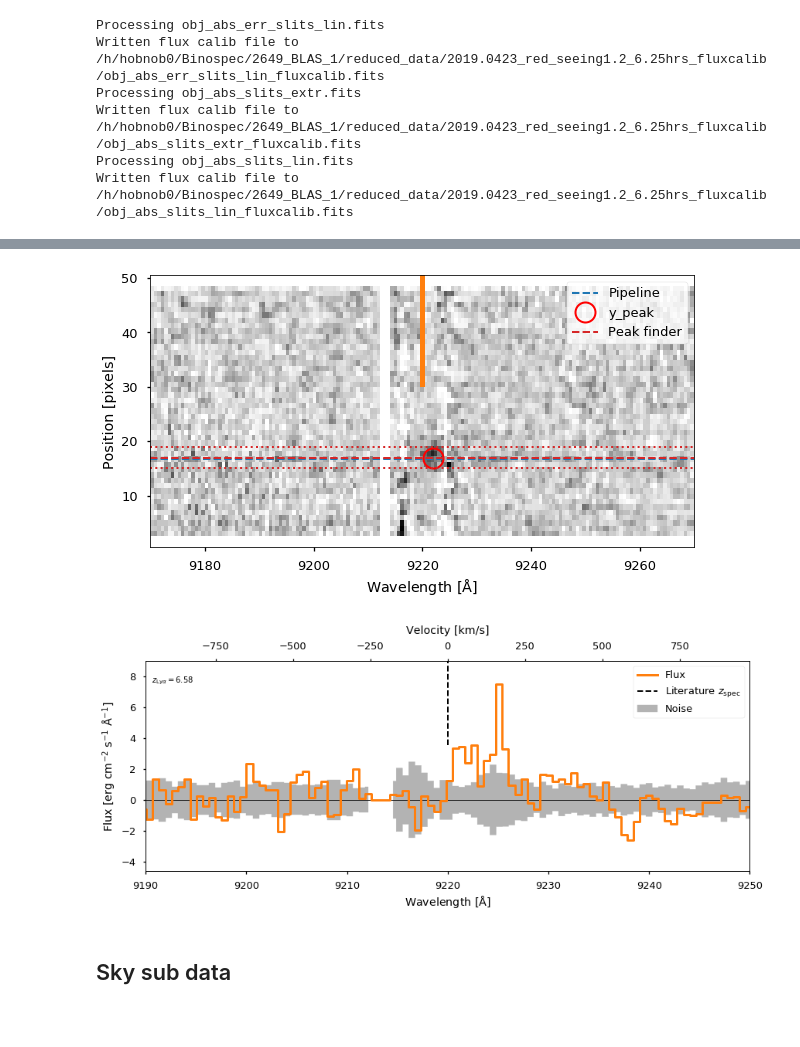
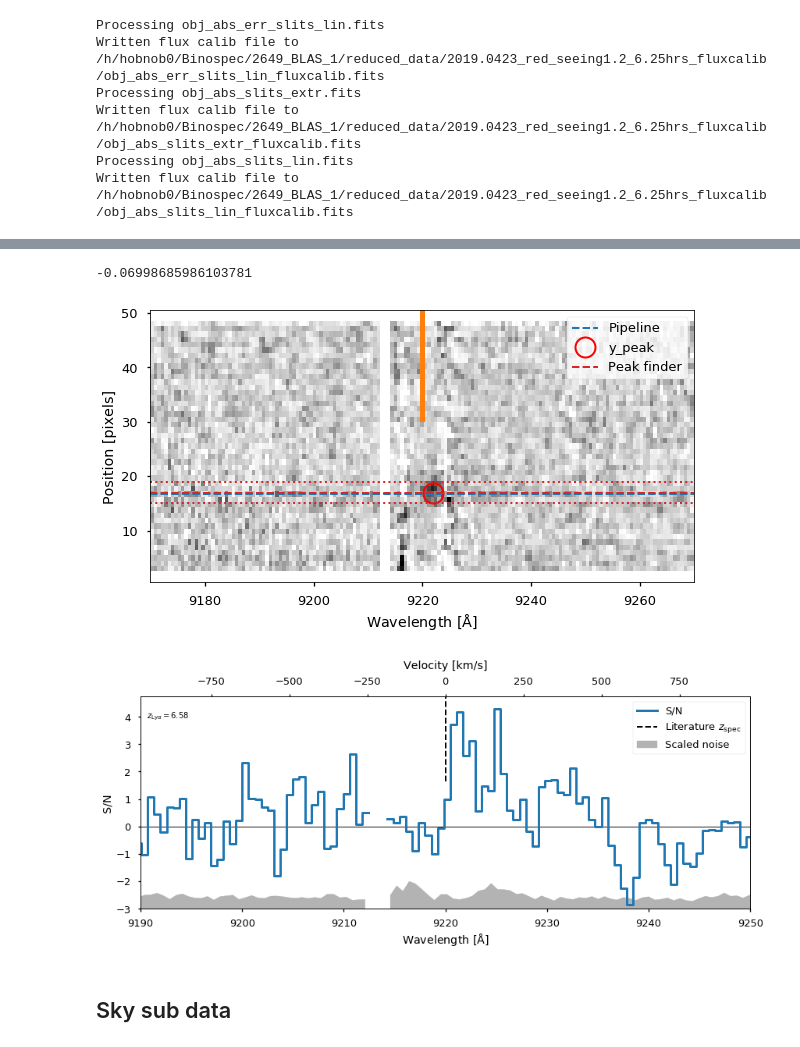
Before and after one commit to charlottenosam/Bino_tools, a Jupyter notebook: examples/flux_calibration_batch.ipynb, the cells around one changed output, grey strips where cells are left out. Saved outputs shown, nothing was run; the diff lists cells and outputs as text; code cells hidden in the pictures; blank space fills up the shorter version.

```diff
--- a/examples/flux_calibration_batch.ipynb
+++ b/examples/flux_calibration_batch.ipynb
@@ -47,7 +47,9 @@ Processing obj_abs_slits_lin.fits
 Written flux calib file to /h/hobnob0/Binospec/2649_BLAS_1/reduced_data/2019.0423_red_seeing1.2_6.25hrs_fluxcalib/obj_abs_slits_lin_fluxcalib.fits
 # %%
 # Plot
-bino_plot_fluxcalib = bt.BinoPlotter(obj_files[-1].replace('.fits', '_fluxcalib.fits'),
+obj_files = sorted(set(glob.glob(datadir+'obj*fluxcalib.fits')))
+
+bino_plot_fluxcalib = bt.BinoPlotter(obj_files[-1],
                                      transmission=transmission['transmission'])
 
 # Line to center on
@@ -55,7 +57,7 @@ Lya_wave   = 9220. # Wavelength to center on
 posy_width = 1.*4. # Pixel width of extraction window for 1D spectrum (4 pix = PSF from stars ~1")
 wave_limA  = 30.   # Wavelength range to plot over (Lya_wave /pm wave_limA)
 
-targetid = 50      # slit number ( mask id + 1)
+targetid = 144 #50      # slit number ( mask id + 1)
 
 image, ypos = bino_plot_fluxcalib.spec2D(target=targetid, wave_lineA=Lya_wave, posy_width=posy_width,
                                vmin_sig=-0.3, vmax_sig=0.7, wave_limA=50., posy=None,
@@ -63,7 +65,7 @@ image, ypos = bino_plot_fluxcalib.spec2D(target=targetid, wave_lineA=Lya_wave, p
 
 bino_plot_fluxcalib.spec1D(image, wave_lineA=Lya_wave, fit=False,
                  posy_med=ypos, posy_width=posy_width, wave_limA=wave_limA,
-                 StoN=False, flux_unit='erg cm$^{-2}$ s$^{-1}$ $\mathrm{\AA}^{-1}$')
+                 StoN=True, flux_unit='erg cm$^{-2}$ s$^{-1}$ $\mathrm{\AA}^{-1}$')
 
 print(np.nanmedian(image))
 # %% [output]
@@ -71,5 +73,6 @@ print(np.nanmedian(image))
+-0.06998685986103781
 [figure]
-[figure, old version]
+[figure, new version]
 # %% [markdown]
 ## Sky sub data
 # %%
```
Also changed, not shown: parts of 3 cells of this notebook.
